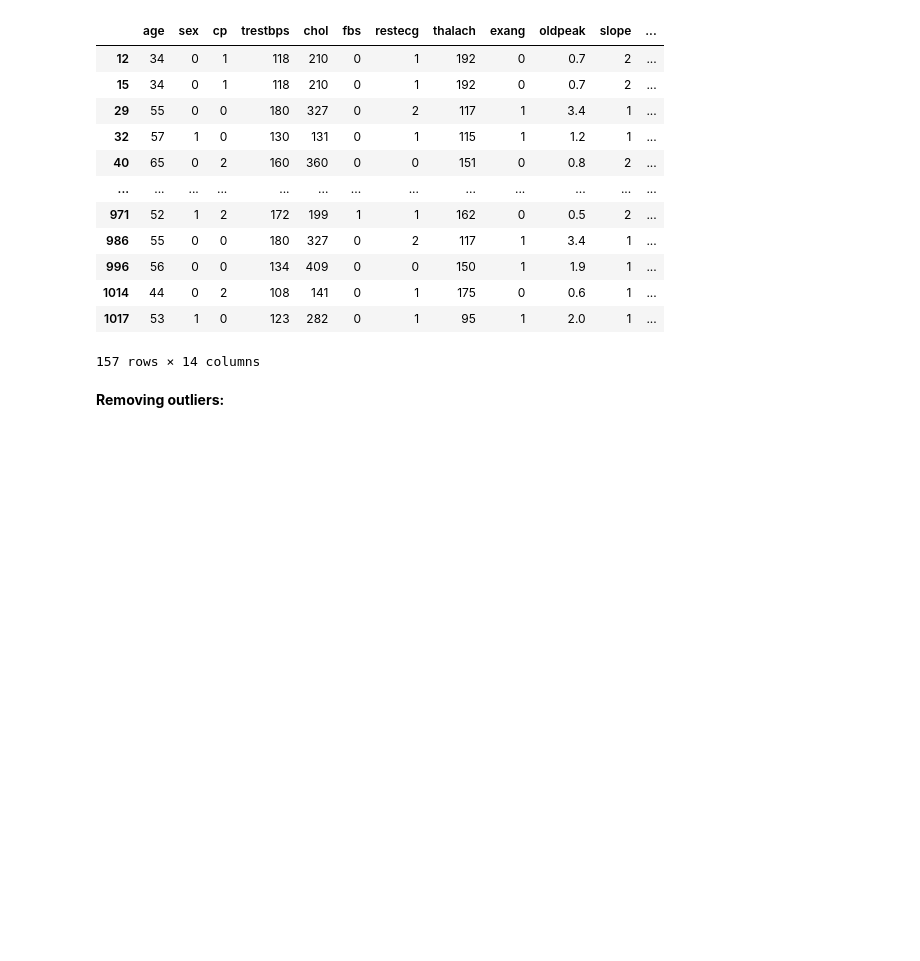
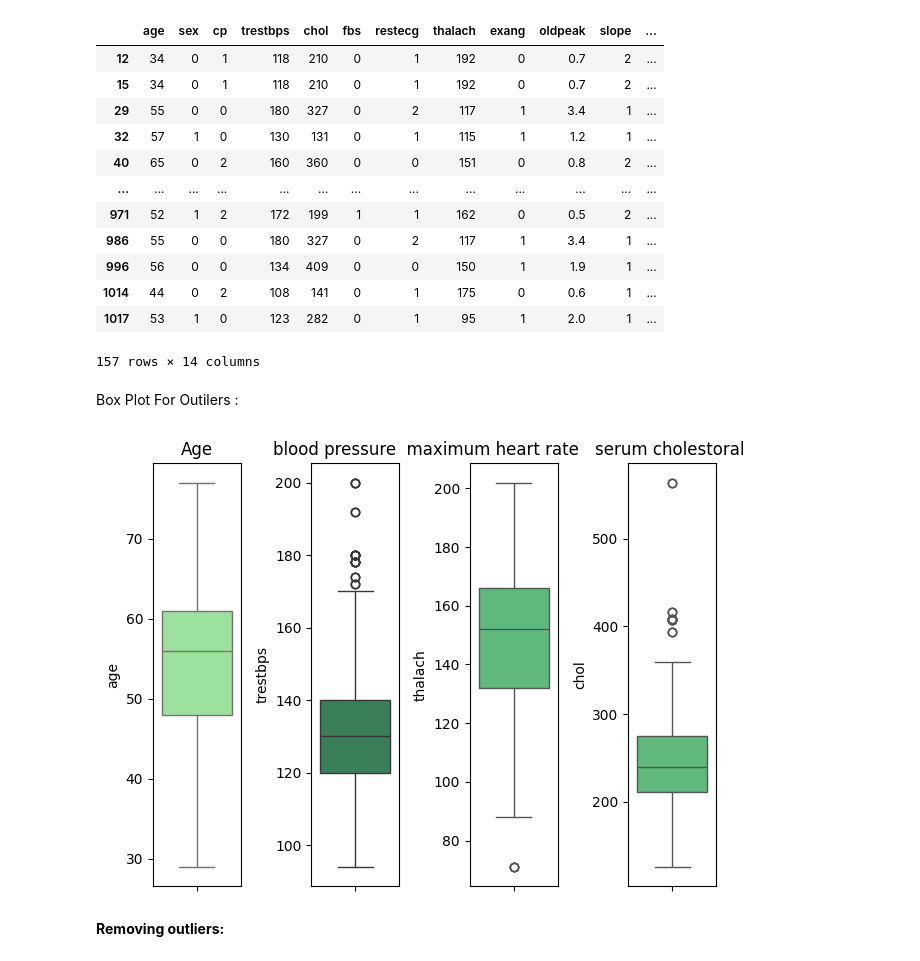
Before and after one commit to JoudySaleh-IT/IT326, a Jupyter notebook: Phase2.ipynb, the cells around one changed output. Drawn from its saved outputs; the diff is of its cells as text; code cells hidden in the pictures; blank space fills up the shorter version.

```diff
--- a/Phase2.ipynb
+++ b/Phase2.ipynb
@@ -324,6 +376,23 @@ Outliers based on z-scores for the selected columns:
 | 1014 | 44 | 0 | 2 | 108 | 141 | 0 | 1 | 175 | 0 | 0.6 | 1 | ... |
 | 1017 | 53 | 1 | 0 | 123 | 282 | 0 | 1 | 95 | 1 | 2.0 | 1 | ... |
 157 rows × 14 columns
+# %% [markdown]
+Box Plot For Outilers :
+# %%
+
+fig, axes = plt.subplots(1,4,)
+sns.boxplot(data=df,y='age' , ax=axes[0],color='#90EE90')
+axes[0].set_title("Age")
+sns.boxplot(data=df,y='trestbps' , ax=axes[1],color='#2E8B57')
+axes[1].set_title("blood pressure        ")
+sns.boxplot(data=df,y='thalach' , ax=axes[2],color='#50C878')
+axes[2].set_title("  maximum heart rate          ")
+sns.boxplot(data=df,y='chol' , ax=axes[3],color='#50C878')
+axes[3].set_title("serum cholestoral ")
+plt.tight_layout()
+plt.show();
+# %% [output]
+[figure, added]
 # %% [markdown]
 **Removing outliers:**
 # %%
```
Also changed, not shown: parts of 20 cells of this notebook.
